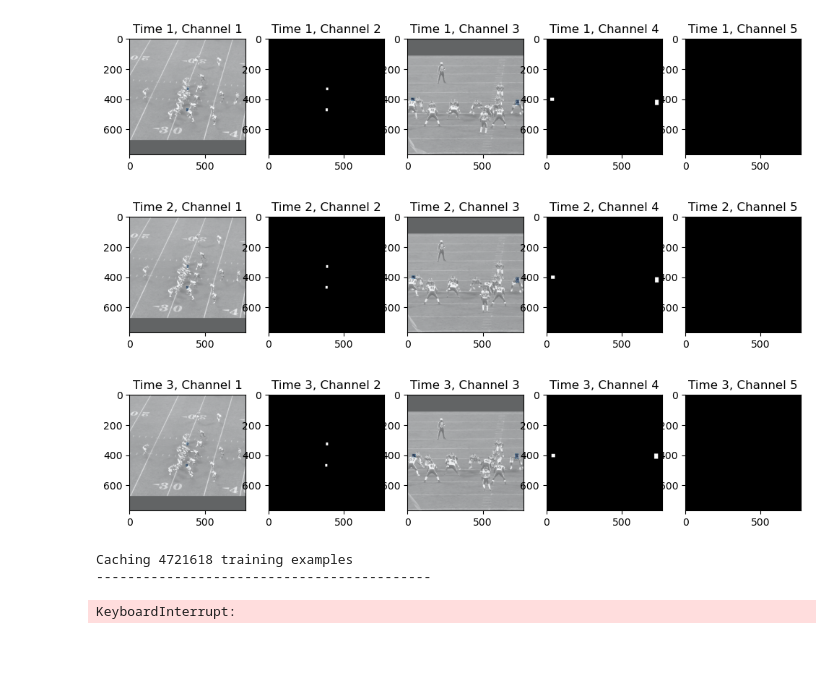
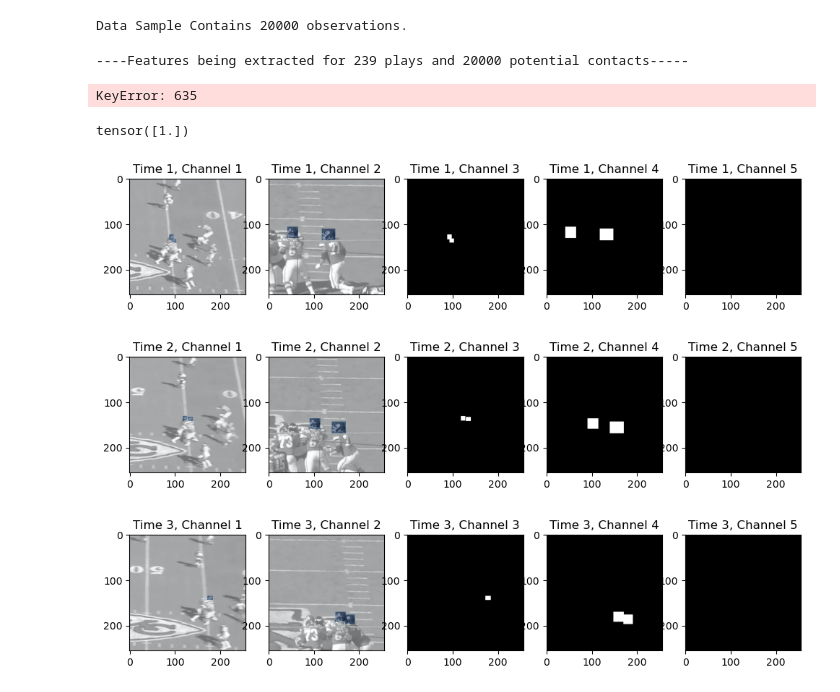
Before and after one commit to nickb1125/Contact-Detection, a Jupyter notebook: scrath.ipynb, the cells around one changed output. Drawn from its saved outputs; the diff is of its cells as text; code cells hidden in the pictures; blank space fills up the shorter version.

Commit message:
Fix caching memory issues

```diff
--- a/scrath.ipynb
+++ b/scrath.ipynb
@@ -15,35 +16,30 @@ from tqdm import tqdm
 %run objects
 %run models
 # %%
-train_dataset = ContactDataset("/Users/nickbachelder/Desktop/Personal Code/Kaggle/Contact/nfl-player-contact-detection/train_labels.csv",
-                      ground=False, feature_size=768, num_back_forward_steps=1, skips=1)
+train_dataset = ContactDataset(os.getcwd() + "/nfl-player-contact-detection/train_labels.csv",
+                      ground=False, feature_size=256, num_back_forward_steps=1, skips=1, distance_cutoff=5, num_per_classification=10000)
+# %% [output]
+Data Sample Contains 20000 observations.
+# %%
+train_dataset._cache_all_features
+# %% [output]
+----Features being extracted for 239 plays and 20000 potential contacts-----
+KeyError: 635
 # %%
-images=train_dataset[0]
+images=train_dataset[2]
 j = 0
 for image in images[0]:
     j+=1
     fig, axs = plt.subplots(1, 5, figsize=(12, 4))
     for i in range(5):
-        channel = image[:, :, i]
+        channel = image[i, :, :]
         axs[i].imshow(channel, cmap='gray')
-        if i==0 or i==2:
-            axs[i].imshow(image[:, :, i+1], alpha=0.4, cmap='Blues')
+        if i==0 or i==1:
+            axs[i].imshow(image[i+2, :, :], alpha=0.4, cmap='Blues')
         axs[i].set_title(f'Time {j}, Channel {i+1}')
+print(images[1])
 # %% [output]
+tensor([1.])
-[figure, old version]
+[figure, new version]
-[figure, old version]
+[figure, new version]
-[figure, old version]
+[figure, new version]
-# %%
-path_to_data="/Users/nickbachelder/Desktop/Personal Code/Kaggle/Contact/nfl-player-contact-detection/train_labels.csv"
-train_info = pd.read_csv(path_to_data)
-print(f"Caching {len(train_info)} training examples")
-print("-------------------------------------------")
-cacher = {contact_id : () for contact_id in train_info.contact_id}
-dataset = ContactDataset(path_to_data,
-                      ground=False, feature_size=768, num_back_forward_steps=1, skips=1)
-for index, row in tqdm(train_info.iterrows(), total=train_info.shape[0]):
-    cacher[row.contact_id]=dataset[index]
-# %% [output]
-Caching 4721618 training examples
--------------------------------------------
-KeyboardInterrupt:
```
Also changed, not shown: parts of 12 cells of this notebook, 2 other files.
